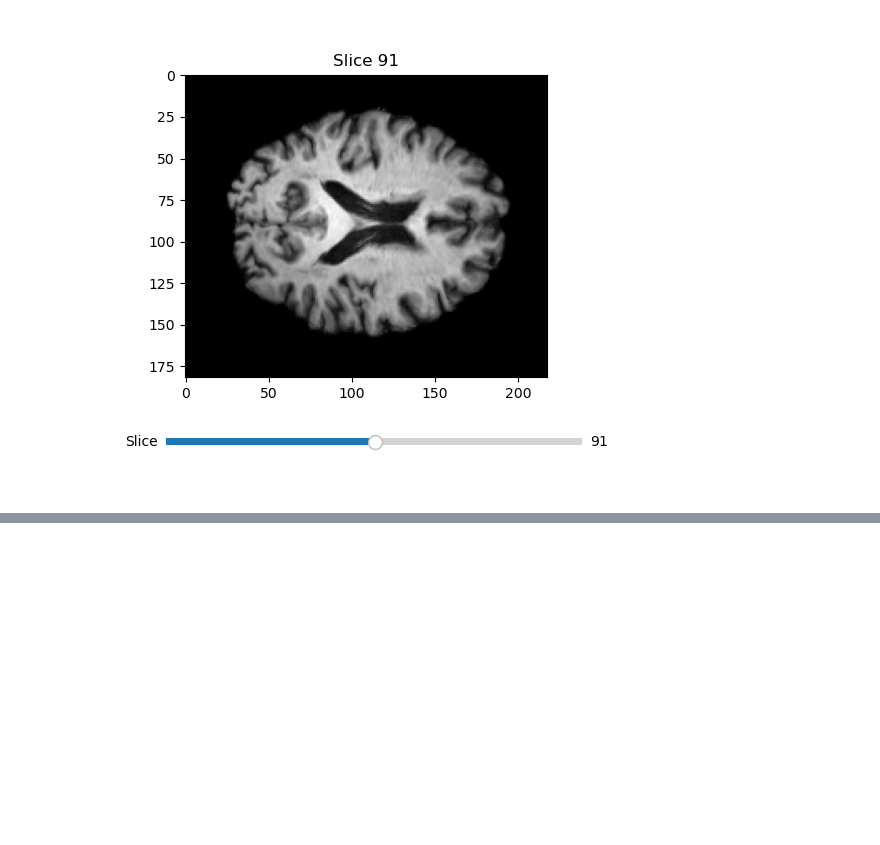
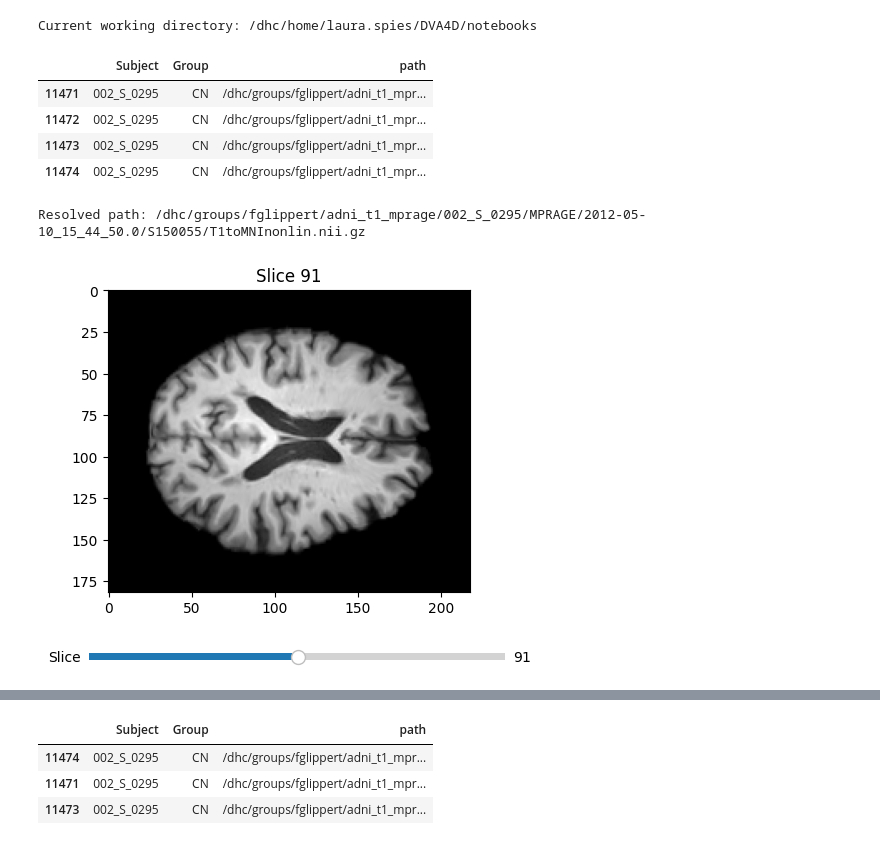
Before and after one commit to Arman-Beykmohammadi/Disentangled-Variational-Autoencoder-for-Identifying-Dementia-Features-in-Brain-MRIs, a Jupyter notebook: notebooks/data_eda.ipynb, the cells around one changed output, grey strips where cells are left out. Drawn from its saved outputs; the diff is of its cells as text; code cells hidden in the pictures; blank space fills up the shorter version.

```diff
--- a/notebooks/data_eda.ipynb
+++ b/notebooks/data_eda.ipynb
@@ -125,45 +24,88 @@ Matplotlib created a temporary config/cache directory at /var/folders/pv/rgfns3j
+# %%
+subject_root = Path('../data/dementia_df.csv')
+assert subject_root.exists()
+
+print("Current working directory:", os.getcwd())
+# %% [output]
+Current working directory: /dhc/home/laura.spies/DVA4D/notebooks
+# %%
+""" Step 1: Load the dataset """
+# Renamed the slack df to dementia_df for better readability and added to data folder
+dementia_df = pd.read_csv('../data/dementia_df.csv')
+# print(dementia_df.columns)
+
+# print(dementia_df.path.iloc[0])
+# print(dementia_df.path.iloc[1])
+
+# Create a subset of the dementia_df
+test_ids = ['002_S_0295']  # subset #'002_S_0413', '002_S_0559'
+
+#
+test_df =  dementia_df[dementia_df['Subject'].isin(test_ids)]
+# Test = dementia_dat.columns[['Subject','Group', 'path']]
+test_df=test_df[['Subject','Group', 'path']]
+
+# for use in computer the old root path and the new root path
+"""
+old_path = 'dhc/groups/fglippert/adni_t1_mprage'
+new_path = 'AML/DVA4D'
+
+# Apply replacement directly to the 'path' column in the DataFrame
+test_df['path'] = test_df['path'].str.replace(old_path, new_path, regex=False)
+
+# Display modified DataFrame
+dementia_df
+"""
+test_df
+# %% [output]
+|  | Subject | Group | path |
+| 11471 | 002_S_0295 | CN | /dhc/groups/fglippert/adni_t1_mpr... |
+| 11472 | 002_S_0295 | CN | /dhc/groups/fglippert/adni_t1_mpr... |
+| 11473 | 002_S_0295 | CN | /dhc/groups/fglippert/adni_t1_mpr... |
+| 11474 | 002_S_0295 | CN | /dhc/groups/fglippert/adni_t1_mpr... |
 # %%
-# see a single image
-import nibabel as nib
-import numpy as np
-import matplotlib.pyplot as plt
-from matplotlib.widgets import Slider
+# Define the path using Path for compatibility
+nifti_path = Path('/dhc/groups/fglippert/adni_t1_mprage/002_S_0295/MPRAGE/2012-05-10_15_44_50.0/S150055/T1toMNInonlin.nii.gz').resolve()
+print("Resolved path:", nifti_path)
+
+if not nifti_path.exists():
+    raise FileNotFoundError(f"The file was not found at: {nifti_path}")
 
 # Load the NIfTI image (compressed .nii.gz format)
-nifti_path = '/Users/kashi/Downloads/002_S_0559/MPRAGE/2009-06-30_17_01_28.0/S69303/T1toMNInonlin.nii.gz'
-nifti_img = nib.load(nifti_path)
+nifti_img = nib.load(str(nifti_path))  # Convert Path to string if nibabel requires it
 image_data = nifti_img.get_fdata()
 
 # Check if the image is 3D
 if len(image_data.shape) != 3:
     raise ValueError("The NIfTI image is not 3D. Please provide a 3D image.")
 
 # Initial setup for the figure and axes
 fig, ax = plt.subplots()
 plt.subplots_adjust(bottom=0.25)
 slice_index = image_data.shape[2] // 2  # Start with the middle slice
 
 # Display the initial slice
 slice_image = ax.imshow(image_data[:, :, slice_index], cmap="gray")
 ax.set_title(f"Slice {slice_index}")
 
 # Slider setup
 ax_slider = plt.axes([0.2, 0.1, 0.65, 0.03], facecolor="lightgray")
 slice_slider = Slider(ax_slider, "Slice", 0, image_data.shape[2] - 1, valinit=slice_index, valstep=1)
 
 # Update function for the slider
 def update(val):
     slice_idx = int(slice_slider.val)
     slice_image.set_data(image_data[:, :, slice_idx])
     ax.set_title(f"Slice {slice_idx}")
     fig.canvas.draw_idle()
 
 # Connect the slider to the update function
 slice_slider.on_changed(update)
 
 plt.show()
 # %% [output]
+Resolved path: /dhc/groups/fglippert/adni_t1_mprage/002_S_0295/MPRAGE/2012-05-10_15_44_50.0/S150055/T1toMNInonlin.nii.gz
-[figure, old version]
+[figure, new version]
 # %%
 # metadata
 header = nifti_img.header
@@ -188,0 +179,11 @@ magic           : b'n+1'
+# %%
+# Step 4: Splitting the dataset
+# Task: Stratify by patients : age, train validation and test
+# Currently runs by picture, is okay for the test of pipeline
+train_data, test_data = train_test_split(test_df, test_size=0.2, random_state=42)
+train_data
+# %% [output]
+|  | Subject | Group | path |
+| 11474 | 002_S_0295 | CN | /dhc/groups/fglippert/adni_t1_mpr... |
+| 11471 | 002_S_0295 | CN | /dhc/groups/fglippert/adni_t1_mpr... |
+| 11473 | 002_S_0295 | CN | /dhc/groups/fglippert/adni_t1_mpr... |
```
Also changed, not shown: parts of 20 cells of this notebook, 6 other files.
